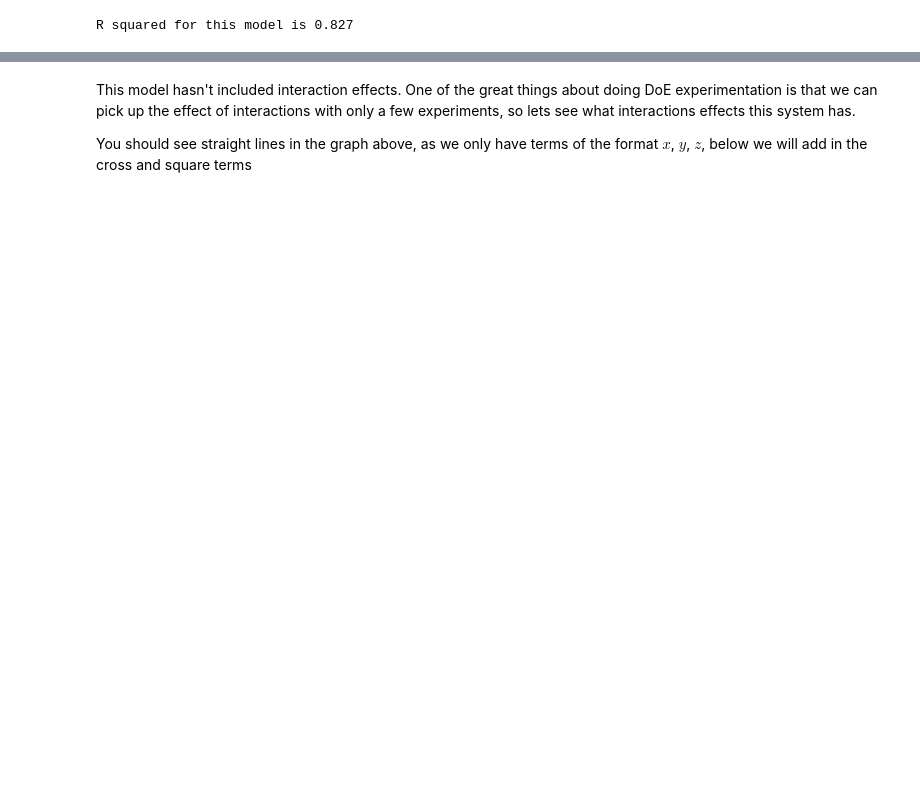
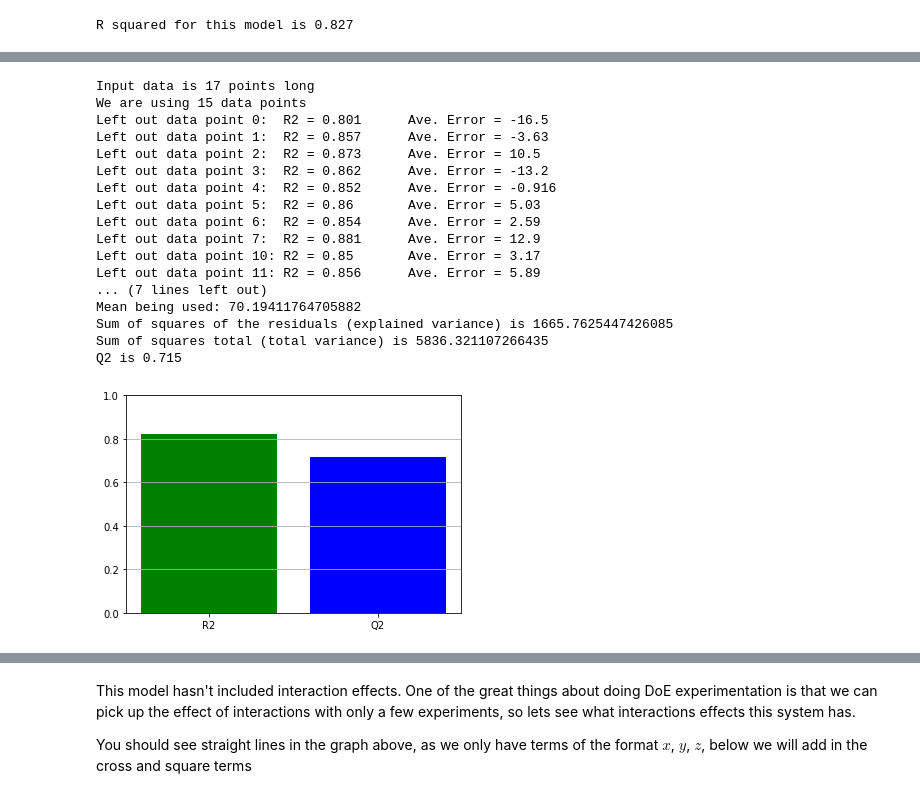
Before and after one commit to ellagale/doenut, a Jupyter notebook: 3rd Year Lab Design of Experiments for Flow Chemistry.ipynb, the cells around one changed output, grey strips where cells are left out. Cells and saved outputs as stored; diff of their text form; code cells hidden in the pictures; blank space fills up the shorter version.

```diff
--- a/3rd Year Lab Design of Experiments for Flow Chemistry.ipynb
+++ b/3rd Year Lab Design of Experiments for Flow Chemistry.ipynb
@@ -237,0 +333,28 @@ R squared for this model is 0.827
+# %%
+ortho_model, predictions, ground_truth, coeffs, R2s, R2, Q2 = doenut.calc_averaged_model(
+    inputs,
+    responses[['ortho']],
+    key='ortho',
+    drop_duplicates=True,
+    use_scaled_inputs=False,
+    fit_intercept=True,
+    do_scaling_here=False)
+# %% [output]
+Input data is 17 points long
+We are using 15 data points
+Left out data point 0:  R2 = 0.801      Ave. Error = -16.5
+Left out data point 1:  R2 = 0.857      Ave. Error = -3.63
+Left out data point 2:  R2 = 0.873      Ave. Error = 10.5
+Left out data point 3:  R2 = 0.862      Ave. Error = -13.2
+Left out data point 4:  R2 = 0.852      Ave. Error = -0.916
+Left out data point 5:  R2 = 0.86       Ave. Error = 5.03
+Left out data point 6:  R2 = 0.854      Ave. Error = 2.59
+Left out data point 7:  R2 = 0.881      Ave. Error = 12.9
+Left out data point 10: R2 = 0.85       Ave. Error = 3.17
+Left out data point 11: R2 = 0.856      Ave. Error = 5.89
+... (7 lines left out)
+Mean being used: 70.19411764705882
+Sum of squares of the residuals (explained variance) is 1665.7625447426085
+Sum of squares total (total variance) is 5836.321107266435
+Q2 is 0.715
+[figure, added]
```
Also changed, not shown: parts of 92 cells of this notebook, 2 other files.
